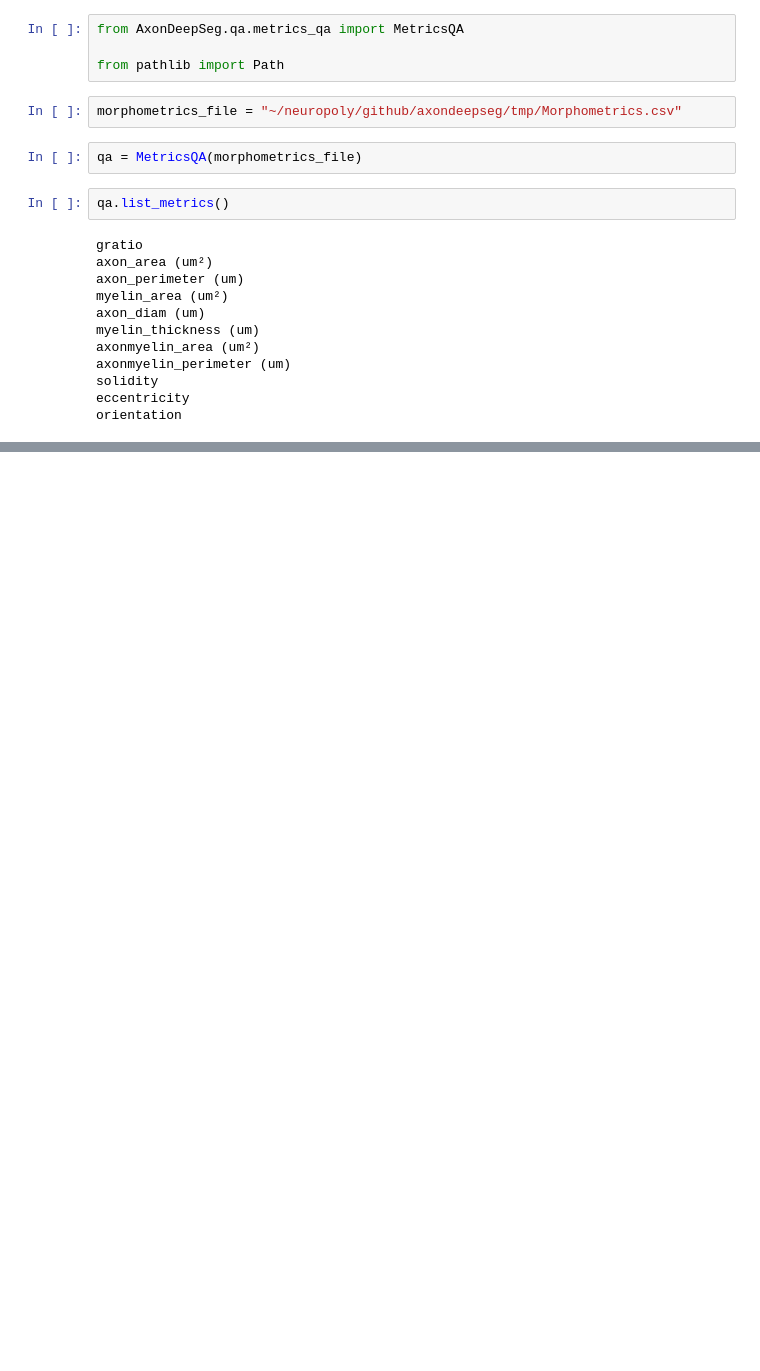
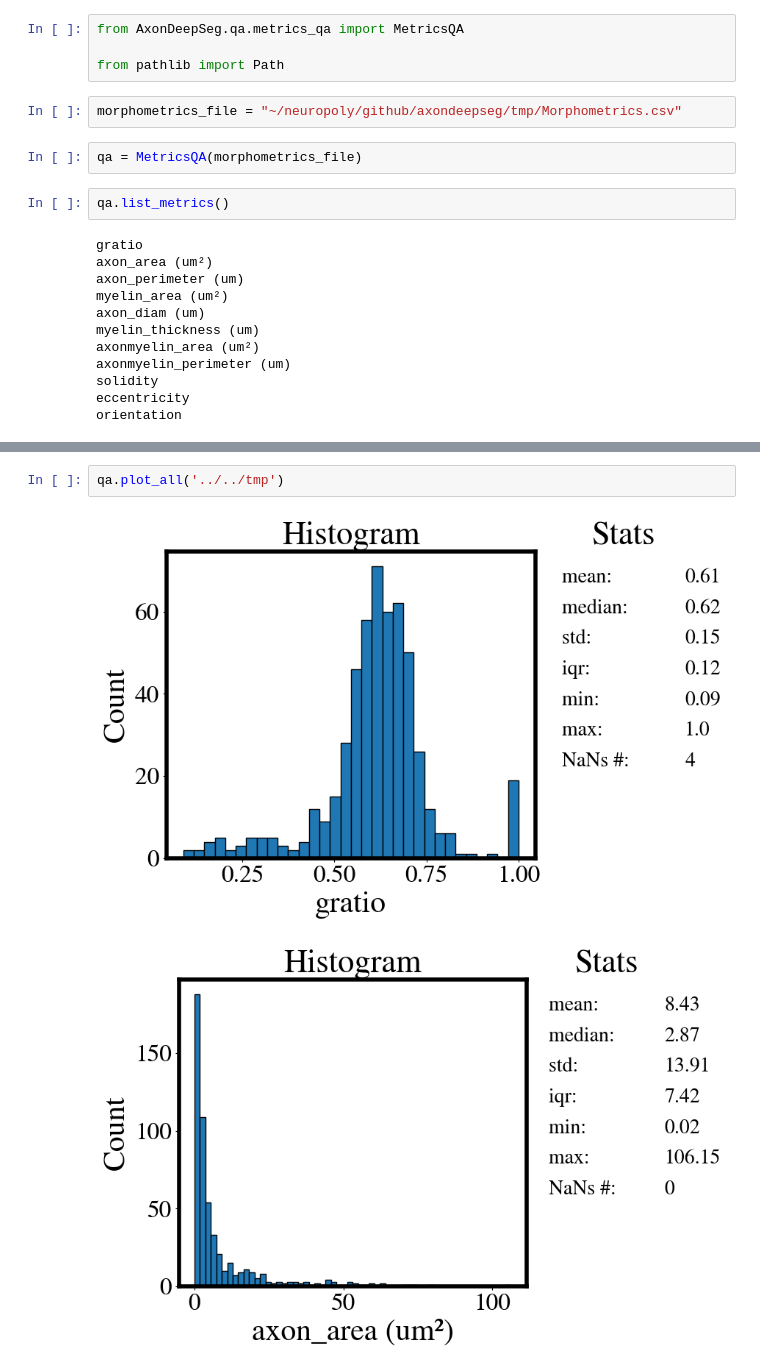
Before and after one commit to axondeepseg/axondeepseg, a Jupyter notebook: AxonDeepSeg/qa/testing.ipynb, the cells around one changed output, grey strips where cells are left out. Drawn from its saved outputs; the diff is of its cells as text; blank space fills up the shorter version.

```diff
--- a/AxonDeepSeg/qa/testing.ipynb
+++ b/AxonDeepSeg/qa/testing.ipynb
@@ -40,0 +41,5 @@ qa.plot_all()
+# %%
+qa.plot_all('../../tmp')
+# %% [output]
+[figure, added]
+[figure, added]
```
Also changed, not shown: parts of 3 cells of this notebook, 1 other file.
